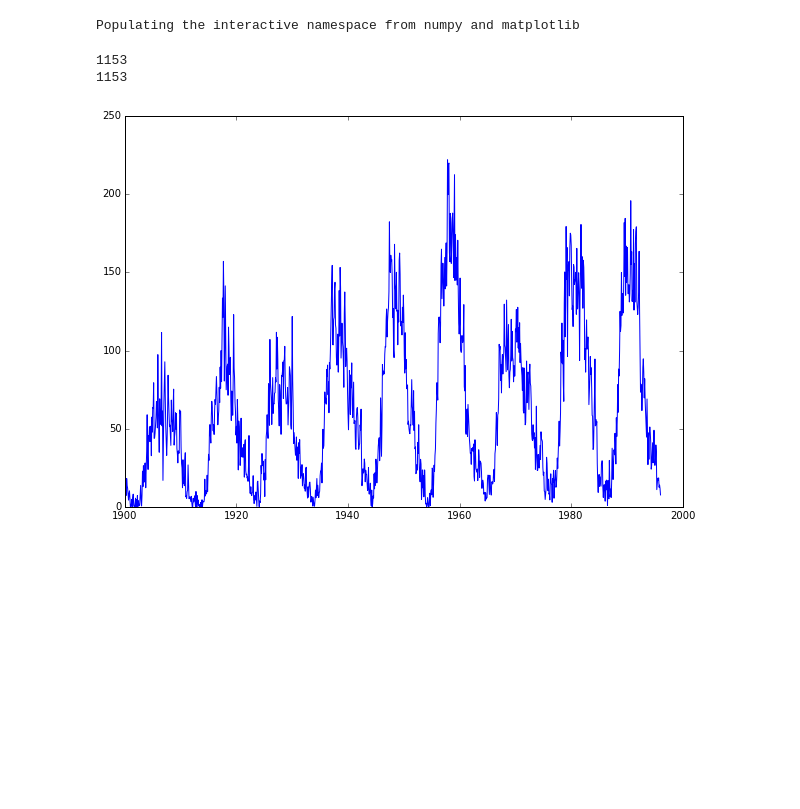
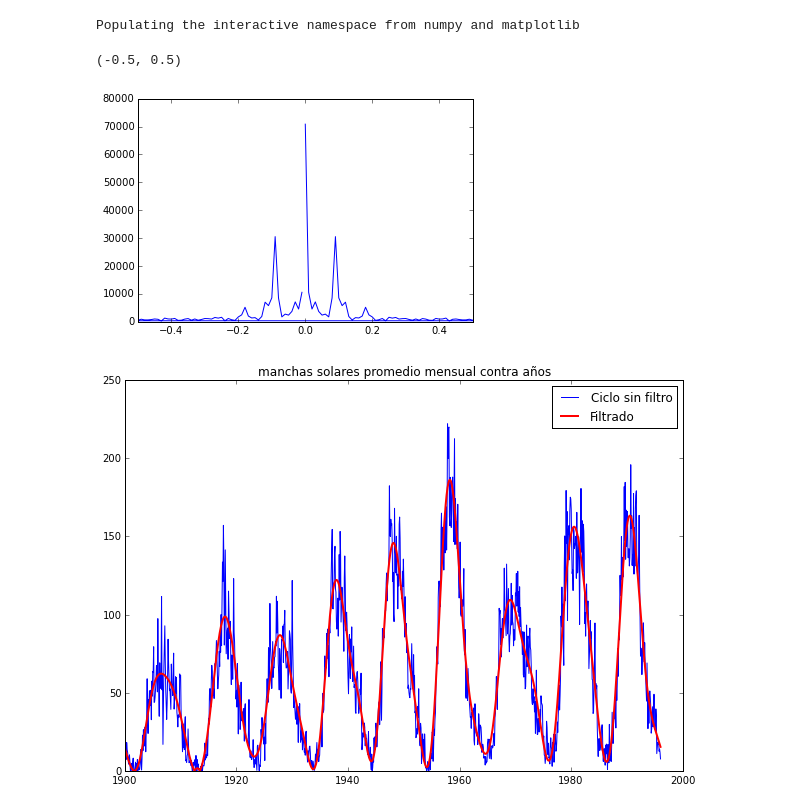
Before and after one commit to jjosealf94/Scripts, a Jupyter notebook: HandsOn10/Fourier.ipynb, the cells around one changed output. Drawn from its saved outputs; the diff is of its cells as text; code cells hidden in the pictures; blank space fills up the shorter version.

```diff
--- a/HandsOn10/Fourier.ipynb
+++ b/HandsOn10/Fourier.ipynb
@@ -8,18 +9,33 @@ data=genfromtxt("./monthrg.dat")
 # %%
 year=data[:,0] + data[:,1]/12
 promanchas=data[:,3]
-
 year19=year[year>=1900]
 promanchas19=promanchas[year>=1900]
 
-print(len(year19))
-print(len(promanchas19))
+
+fourierManchas=(fft(promanchas19))
+
+N = len(promanchas19)
+f = 1./100
+dt = 1./f / N
+t = np.linspace(0,1/f,N)
+freq = fftfreq(N, dt)
+
+
+plot(freq,abs(fourierManchas))
+xlim(-0.5,0.5)
 # %% [output]
-1153
-1153
+(-0.5, 0.5)
+[figure, added]
-# %%
-figure(1,figsize(10,7))
-plot(year19,promanchas19)
-show()
-# %% [output]
-[figure, removed]
+# %%
+fourierManchas[np.abs(freq)>0.2] = 0
+y_cleaned=ifft(fourierManchas)
+
+figure(1,figsize(10,7))
+plot(year19,promanchas19,label='Ciclo sin filtro')
+plot(year19,abs(y_cleaned),'r',lw=2,label='Filtrado')
+title('manchas solares promedio mensual contra años')
+legend()
+show()
+# %% [output]
+[figure, added]
```
Also changed, not shown: parts of 1 cell of this notebook, 1 other file.
